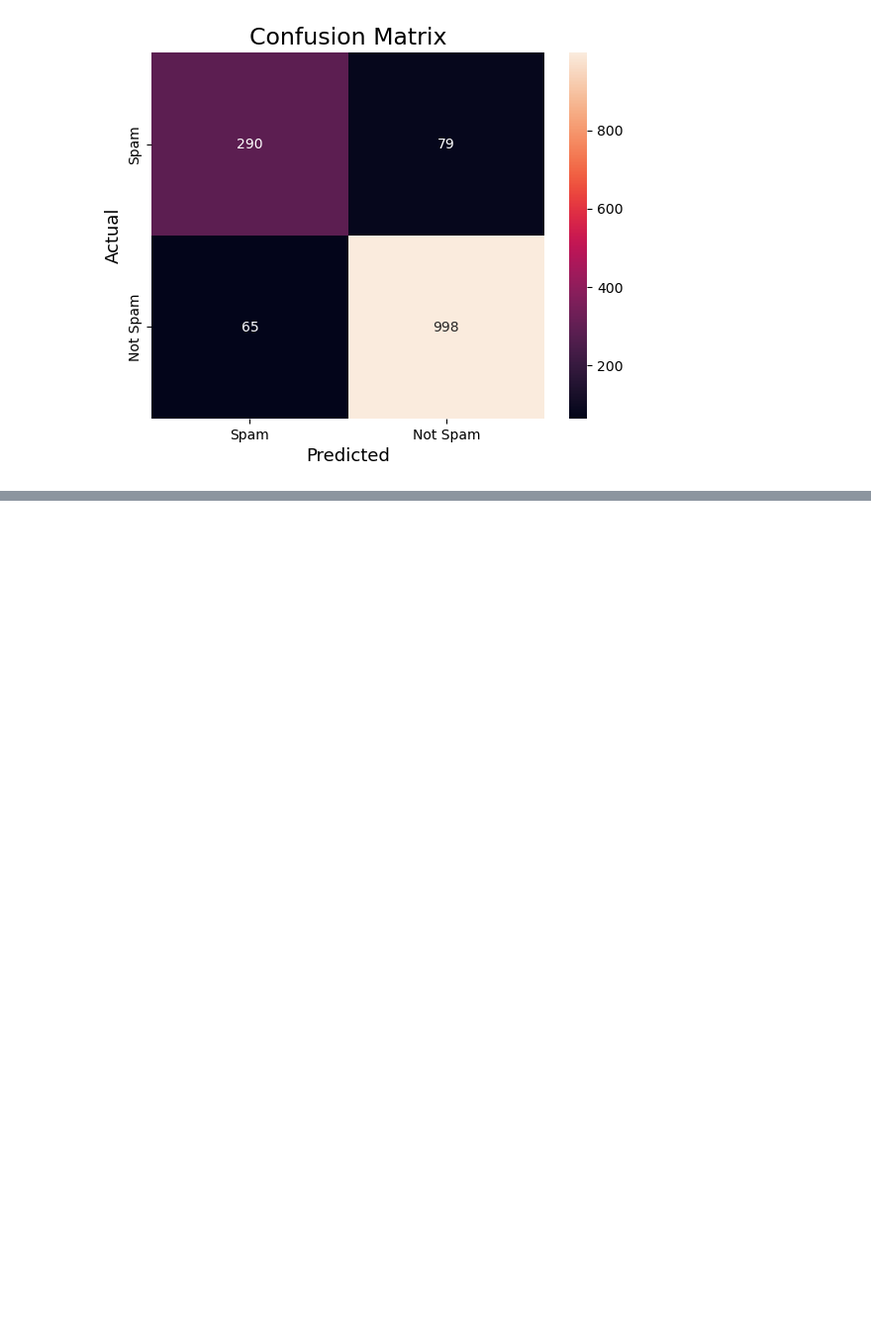
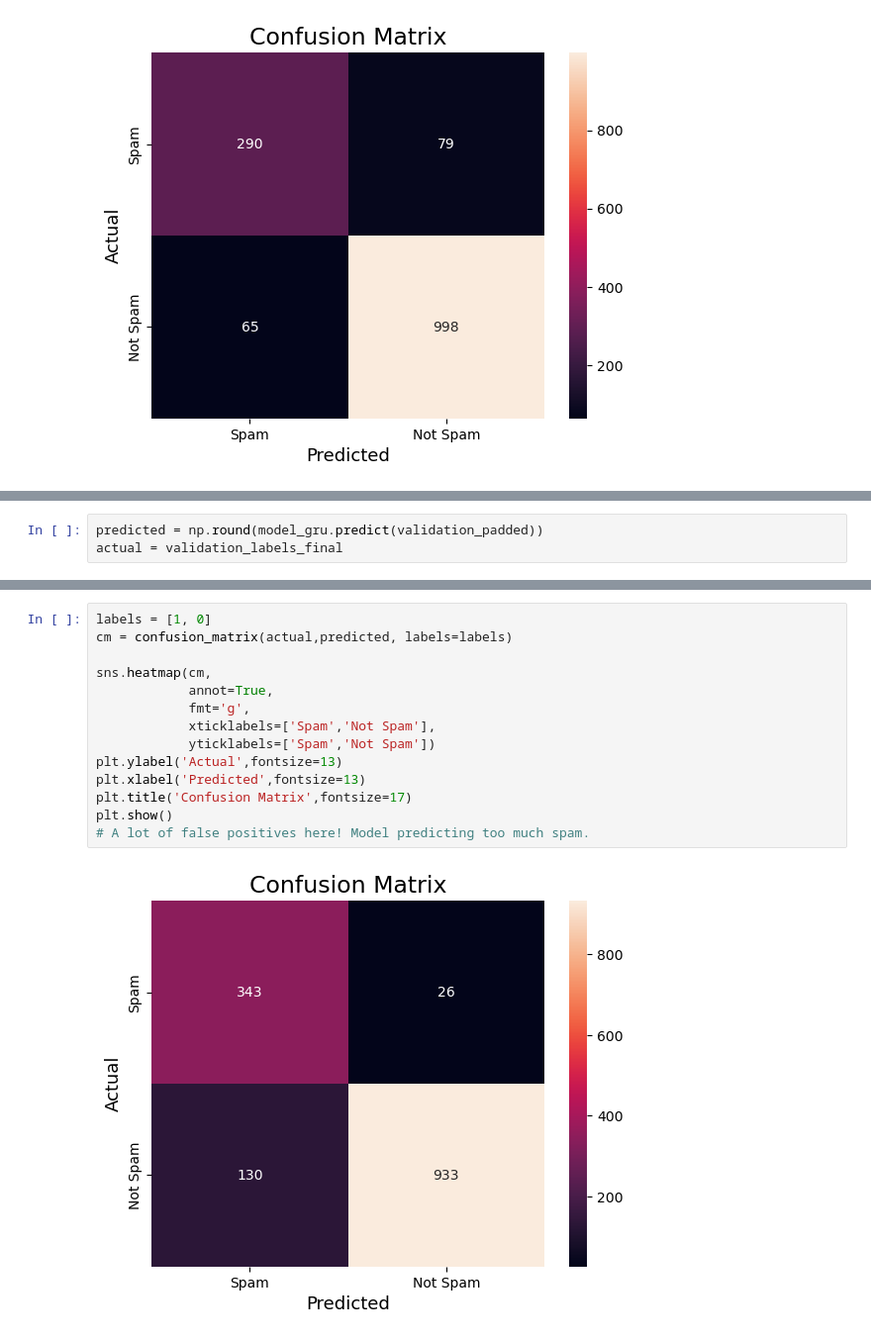
Before and after one commit to sdray5/projects, a Jupyter notebook: EmailSpamPredictor/Email Spam Predictor.ipynb, the cells around one changed output, grey strips where cells are left out. Shown at 99% size. Saved outputs shown, nothing was run; the diff lists cells and outputs as text; blank space fills up the shorter version.

```diff
--- a/EmailSpamPredictor/Email Spam Predictor.ipynb
+++ b/EmailSpamPredictor/Email Spam Predictor.ipynb
@@ -306,0 +378,3 @@ plt.show()
+# %%
+predicted = np.round(model_gru.predict(validation_padded))
+actual = validation_labels_final
@@ -306,0 +383,16 @@ plt.show()
+# %%
+labels = [1, 0]
+cm = confusion_matrix(actual,predicted, labels=labels)
+
+sns.heatmap(cm,
+            annot=True,
+            fmt='g',
+            xticklabels=['Spam','Not Spam'],
+            yticklabels=['Spam','Not Spam'])
+plt.ylabel('Actual',fontsize=13)
+plt.xlabel('Predicted',fontsize=13)
+plt.title('Confusion Matrix',fontsize=17)
+plt.show()
+# A lot of false positives here! Model predicting too much spam.
+# %% [output]
+[figure, added]
```
Also changed, not shown: parts of 17 cells of this notebook.
